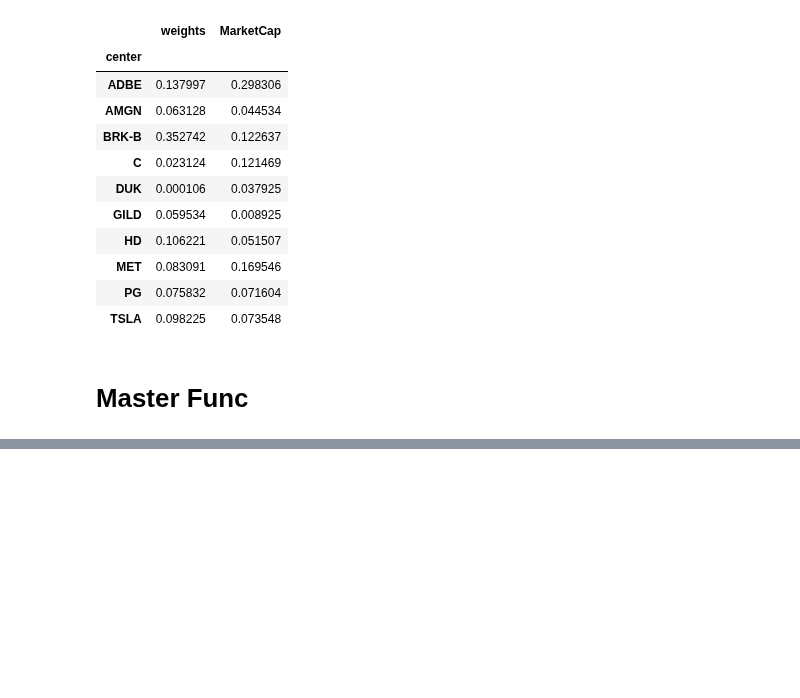
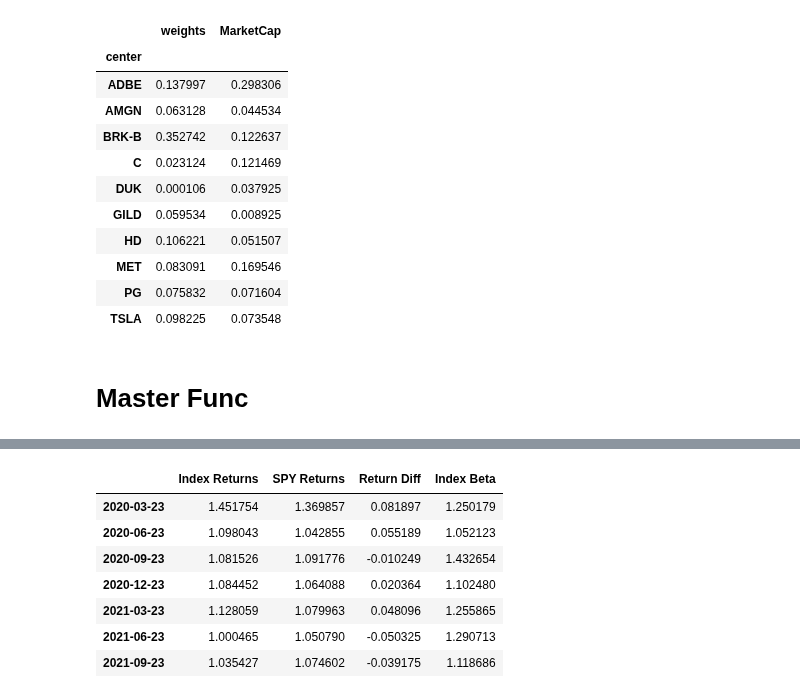
Before and after one commit to layoups/index-funds, a Jupyter notebook: create_indices.ipynb, the cells around one changed output, grey strips where cells are left out. Cells and saved outputs as stored; diff of their text form; code cells hidden in the pictures; blank space fills up the shorter version.

```diff
--- a/create_indices.ipynb
+++ b/create_indices.ipynb
@@ -269,29 +269,36 @@ pd.concat(
 # %% [markdown]
 # Master Func
 # %%
-start_date = date
+start_date = "2020-01-01"
 end_date = max(ticker_data.index.get_level_values("date"))
 
-master_cluster_index = []
-master_cluster_performance = []
-master_mean_var_index = []
-master_mean_var_index = []
-master_mean_var_performance = []
+master_cluster_index = {}
+master_cluster_performance = {}
+master_mean_var_index = {}
+master_mean_var_performance = {}
 
 while start_date < end_date:
-    cluster_index, cluster_performance, mean_var_index, mean_var_performance = \
-        master_func(
-            date,
-            K,
-            rolling_correlations,
-            market_caps,
-            ticker_data,
-            ticker_data_wide,
-            rolling_covariances,
-            0.5,
-            1.5,
-            1e-3
+    master_func(
+        start_date,
+        K,
+        rolling_correlations,
+        market_caps,
+        ticker_data,
+        ticker_data_wide,
+        rolling_covariances,
+        0.5,
+        1.5,
+        1e-3,
+        master_cluster_index,
+        master_cluster_performance,
+        master_mean_var_index,
+        master_mean_var_performance
         )
 
+    # master_cluster_index += [cluster_index]
+    # master_cluster_performance += [cluster_performance]
+    # master_mean_var_index += [mean_var_index]
+    # master_mean_var_performance += [mean_var_performance]
+
     start_date += relativedelta(months=3)
 # %% [output]
@@ -298,0 +322,11 @@ Timestamp('2021-11-01 00:00:00')
+# %%
+pd.DataFrame.from_dict(master_cluster_performance, orient="index")
+# %% [output]
+|  | Index Returns | SPY Returns | Return Diff | Index Beta |
+| 2020-03-23 | 1.451754 | 1.369857 | 0.081897 | 1.250179 |
+| 2020-06-23 | 1.098043 | 1.042855 | 0.055189 | 1.052123 |
+| 2020-09-23 | 1.081526 | 1.091776 | -0.010249 | 1.432654 |
+| 2020-12-23 | 1.084452 | 1.064088 | 0.020364 | 1.102480 |
+| 2021-03-23 | 1.128059 | 1.079963 | 0.048096 | 1.255865 |
+| 2021-06-23 | 1.000465 | 1.050790 | -0.050325 | 1.290713 |
+| 2021-09-23 | 1.035427 | 1.074602 | -0.039175 | 1.118686 |
```
Also changed, not shown: parts of 5 cells of this notebook, 3 other files.
